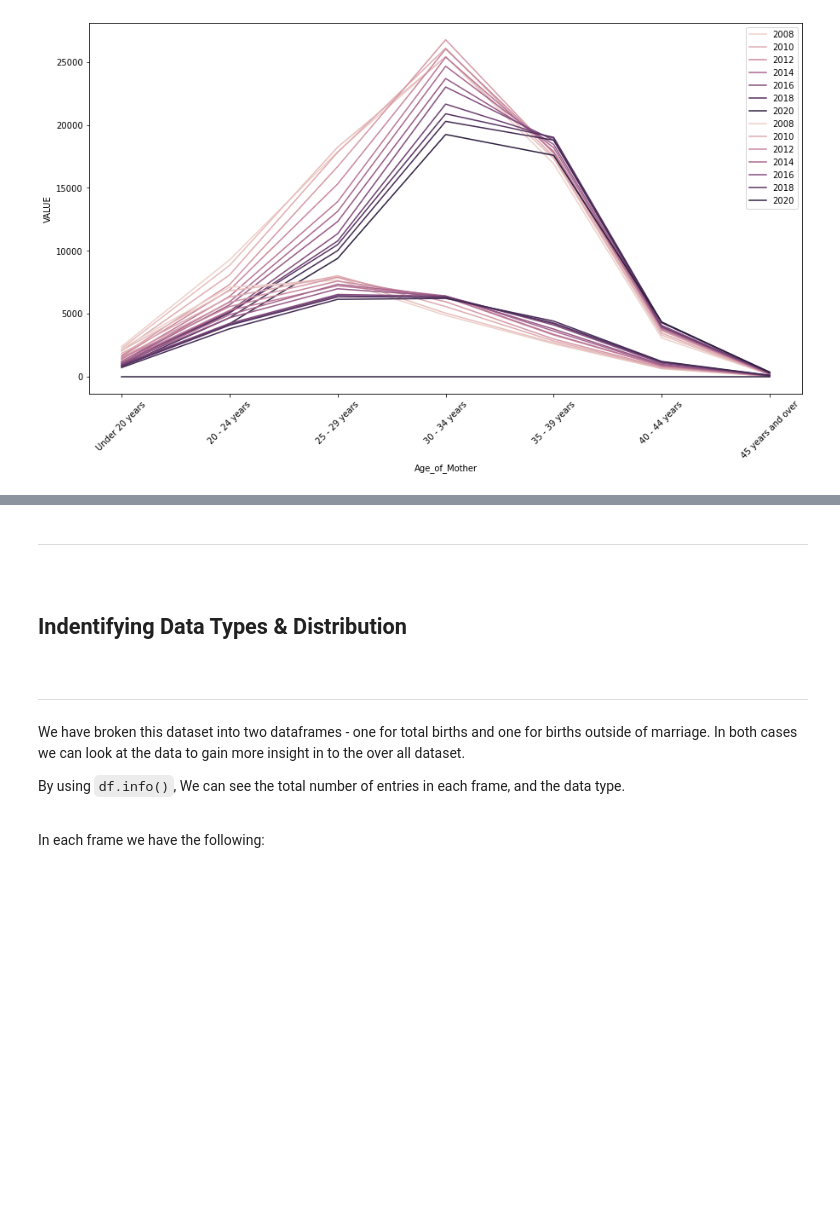
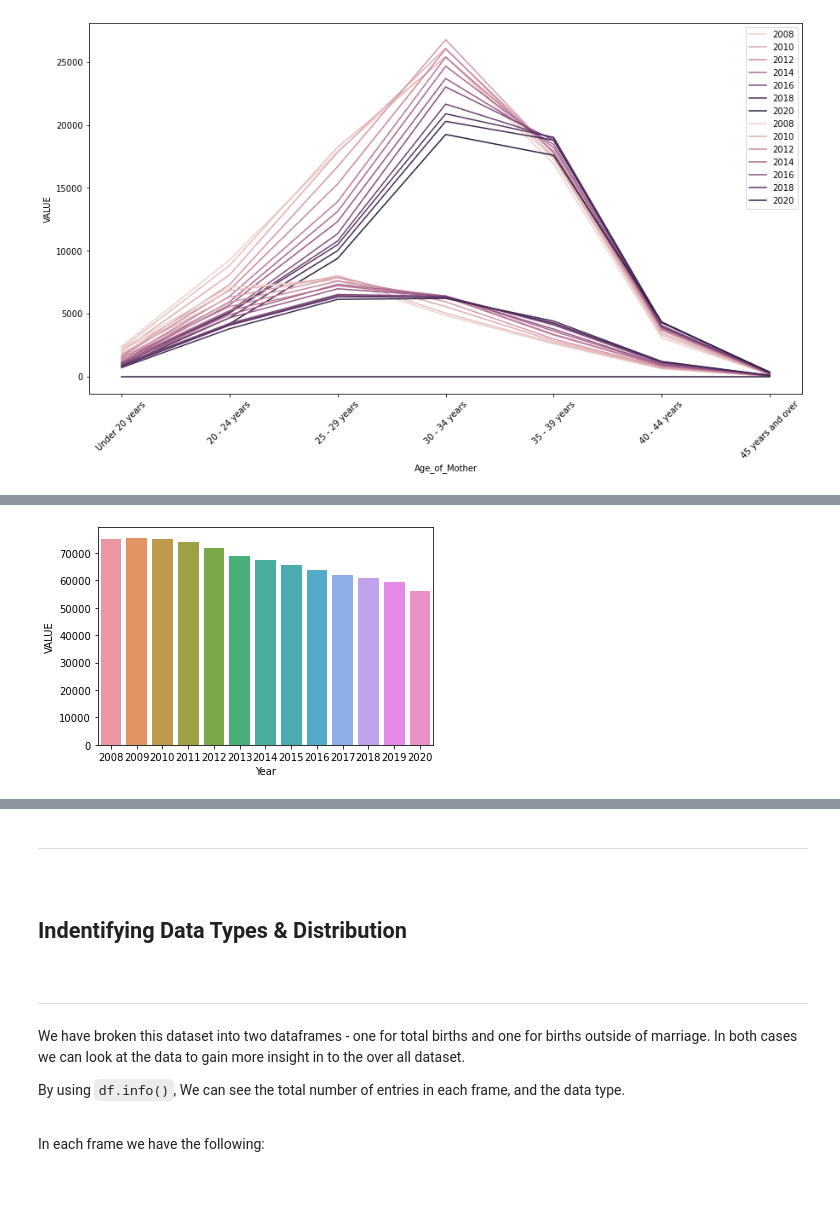
Before and after one commit to VCurry20/PDARandomData, a Jupyter notebook: Data Analysis Project.ipynb, the cells around one changed output, grey strips where cells are left out. Saved outputs shown, nothing was run; the diff lists cells and outputs as text; code cells hidden in the pictures; blank space fills up the shorter version.

Commit message:
bar plot

```diff
--- a/Data Analysis Project.ipynb
+++ b/Data Analysis Project.ipynb
@@ -1095,0 +1098,9 @@ plt.legend()
+# %%
+# Now we will plot the total births by year to see if this data has remained consistant or changed
+
+df_years = pd.read_csv('Data/Births_VSA36.USE.csv')
+# %%
+df_years['Age_Code'] = pd.to_numeric(df_years['Age_Code'], errors='coerce')
+df_years['VALUE'] = df_years['VALUE'].fillna(0)
+# %%
+df_years = df_years[(df_years.Age_of_Mother=='All ages') & (df_years.PLC_Code==26)]
@@ -1095,0 +1129,2 @@ plt.legend()
+# %%
+df_years_births = df_years.loc[0:6590]          # df with total births
@@ -1095,0 +1167,9 @@ plt.legend()
+# %%
+sns.barplot(x = 'Year',
+            y = 'VALUE',
+            data = df_years_births)
+
+# Show the plot
+plt.show()
+# %% [output]
+[figure, added]
```
Also changed, not shown: parts of 10 cells of this notebook, 3 other files.
